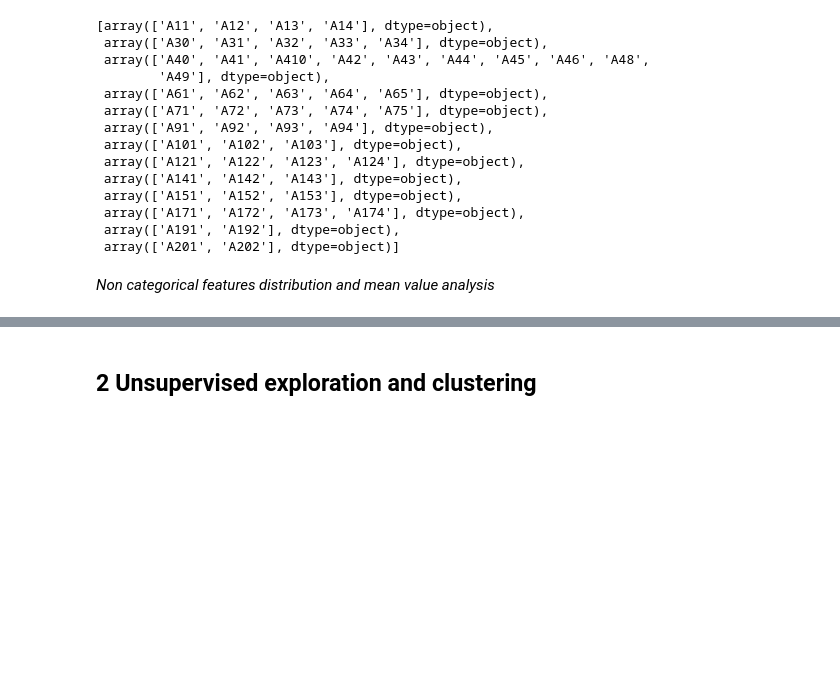
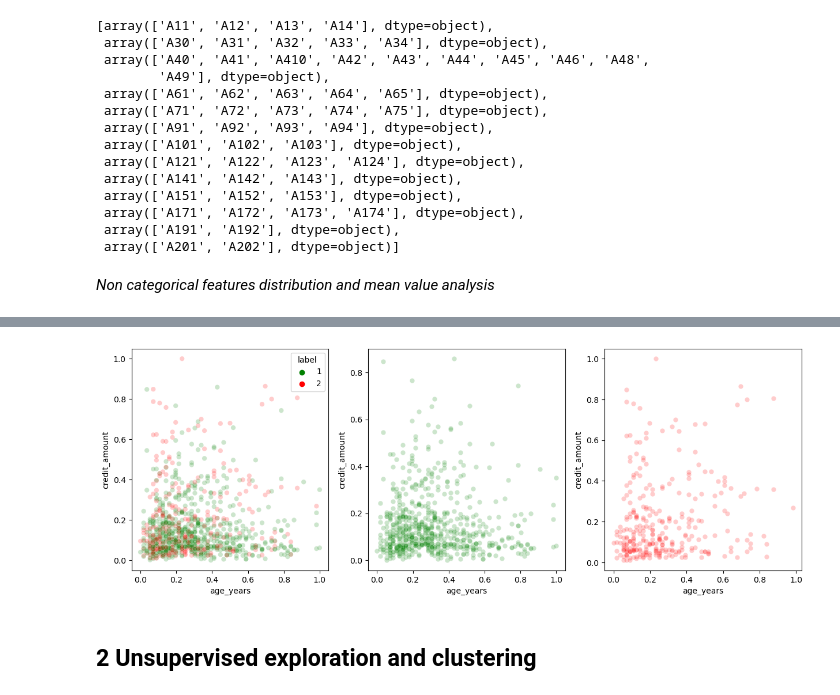
Before and after one commit to RisingZero/ml4n-23-adversarial-attacks, a Jupyter notebook: project.ipynb, the cells around one changed output, grey strips where cells are left out. Saved outputs shown, nothing was run; the diff lists cells and outputs as text; code cells hidden in the pictures; blank space fills up the shorter version.

```diff
--- a/project.ipynb
+++ b/project.ipynb
@@ -207,2 +214,10 @@ plt.show()
+# %%
+fig, axs = plt.subplots(1,3, figsize=(15,5))
+sns.scatterplot(df_processed, y='credit_amount',x='age_years', hue='label', alpha=0.2, palette=['green','red'], ax=axs[0])
+sns.scatterplot(df_processed[df_processed['label'] == 1], y='credit_amount',x='age_years', alpha=0.2, color='green', ax=axs[1])
+sns.scatterplot(df_processed[df_processed['label'] == 2], y='credit_amount',x='age_years', alpha=0.2, color='red', ax=axs[2])
+plt.show()
+# %% [output]
+[figure, added]
 # %% [markdown]
 ## 2 Unsupervised exploration and clustering
```
Also changed, not shown: parts of 9 cells of this notebook, 1 other file.
